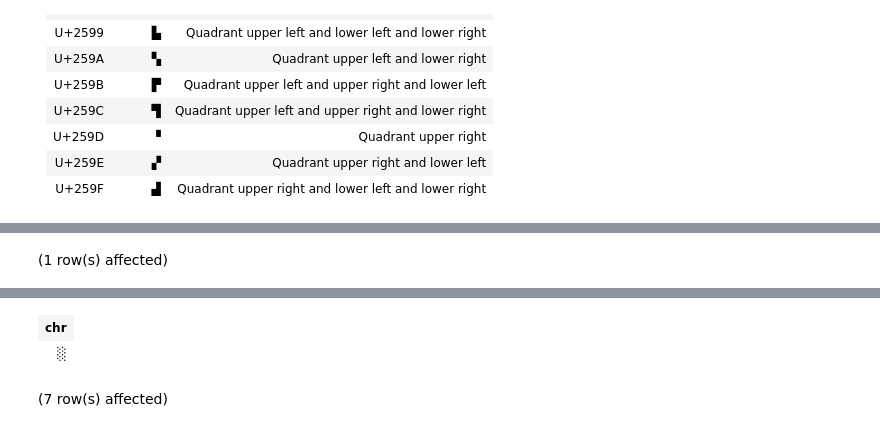
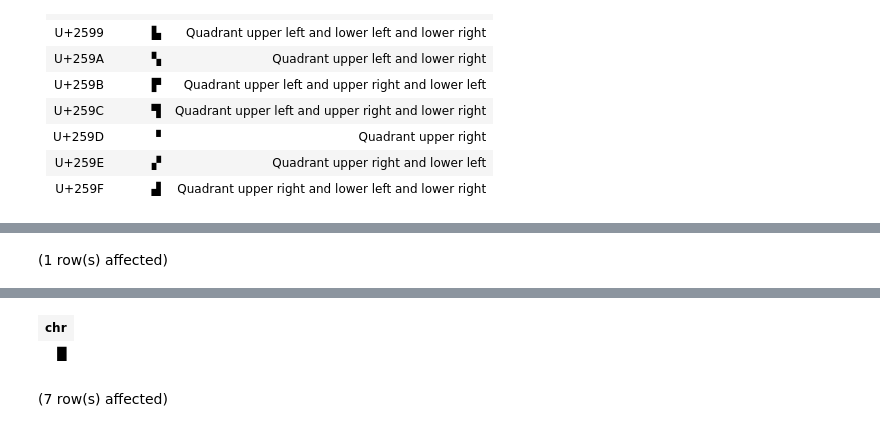
Before and after one commit to prasertcbs/db_class_2021, a Jupyter notebook: notebook/postgres_databars_visitor.ipynb, the cells around one changed output, grey strips where cells are left out. Cells and saved outputs as stored; diff of their text form; code cells hidden in the pictures.

```diff
--- a/notebook/postgres_databars_visitor.ipynb
+++ b/notebook/postgres_databars_visitor.ipynb
@@ -336,4 +354,4 @@ Total execution time: 00:00:00.003
 # %%
-select chr(x'2591'::int)
+select chr(x'2588'::int)
 # %% [output]
 (1 row(s) affected)
@@ -341,5 +359,5 @@ Total execution time: 00:00:00.008
 | chr |
-| ░ |
+| █ |
 # %%
 select dt, male,
     repeat(chr(x'2591'::int), male) male,
```
Also changed, not shown: parts of 10 cells of this notebook, 1 other file.
